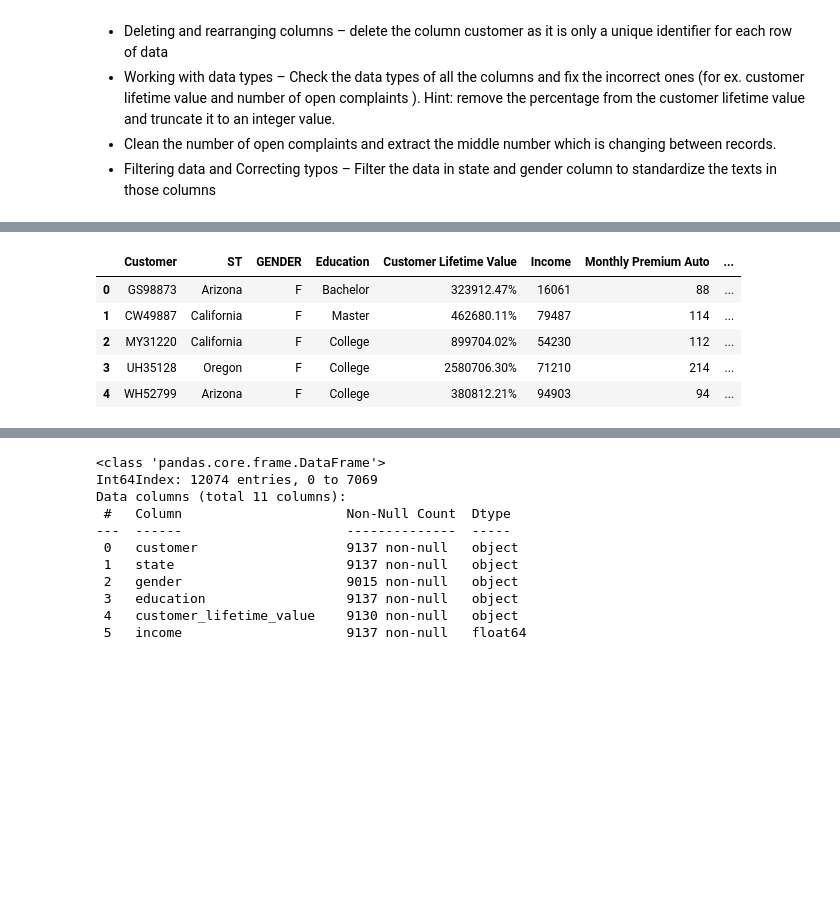
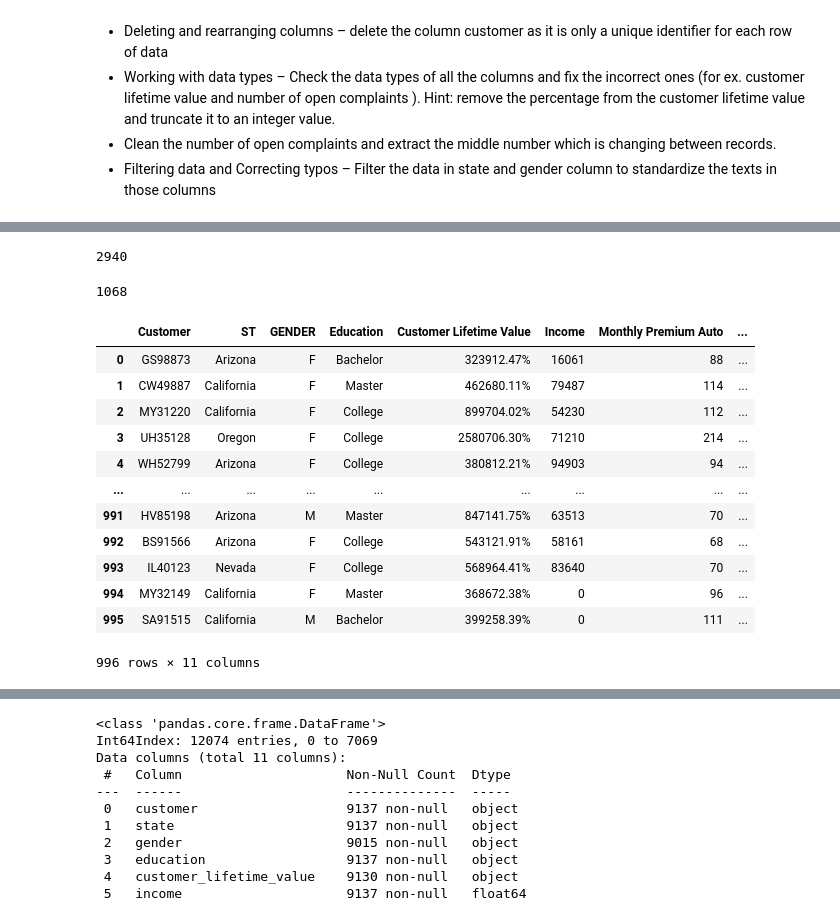
Before and after one commit to dablancog/Angelica_Ironhack_Labs, a Jupyter notebook: Week_2/Week_2_Activity_1_Lab.ipynb, the cells around one changed output, grey strips where cells are left out. Cells and saved outputs as stored; diff of their text form; code cells hidden in the pictures; blank space fills up the shorter version.

```diff
--- a/Week_2/Week_2_Activity_1_Lab.ipynb
+++ b/Week_2/Week_2_Activity_1_Lab.ipynb
@@ -46,14 +56,31 @@ Data columns (total 11 columns):
 dtypes: float64(3), object(8)
 memory usage: 344.6+ KB
+# %%
+#checking the NaNs in Customer Lifetime Value for file1
+file1_df['Customer Lifetime Value'].isna().sum()
+# %% [output]
+2940
+# %%
+count_percent1 = file1_df['Customer Lifetime Value'].str.contains('%').sum()
+count_percent1
+# %% [output]
+1068
 # %%
-file2_df.head()
+file2_df
 # %% [output]
 |  | Customer | ST | GENDER | Education | Customer Lifetime Value | Income | Monthly Premium Auto | ... |
 | 0 | GS98873 | Arizona | F | Bachelor | 323912.47% | 16061 | 88 | ... |
 | 1 | CW49887 | California | F | Master | 462680.11% | 79487 | 114 | ... |
 | 2 | MY31220 | California | F | College | 899704.02% | 54230 | 112 | ... |
 | 3 | UH35128 | Oregon | F | College | 2580706.30% | 71210 | 214 | ... |
 | 4 | WH52799 | Arizona | F | College | 380812.21% | 94903 | 94 | ... |
+| ... | ... | ... | ... | ... | ... | ... | ... | ... |
+| 991 | HV85198 | Arizona | M | Master | 847141.75% | 63513 | 70 | ... |
+| 992 | BS91566 | Arizona | F | College | 543121.91% | 58161 | 68 | ... |
+| 993 | IL40123 | Nevada | F | College | 568964.41% | 83640 | 70 | ... |
+| 994 | MY32149 | California | F | Master | 368672.38% | 0 | 96 | ... |
+| 995 | SA91515 | California | M | Bachelor | 399258.39% | 0 | 111 | ... |
+996 rows × 11 columns
 # %%
 file2_df.info()
 # %% [output]
```
Also changed, not shown: parts of 38 cells of this notebook, 1 other file.
